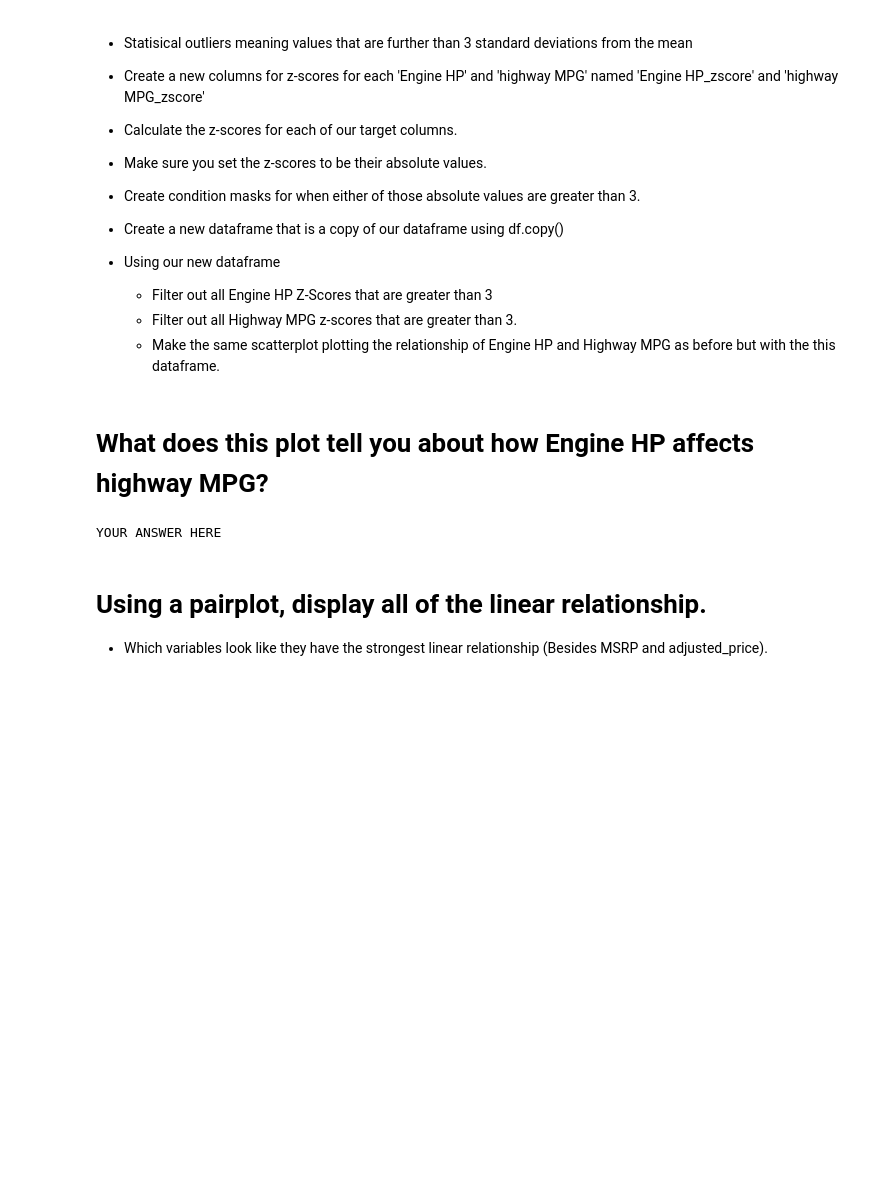
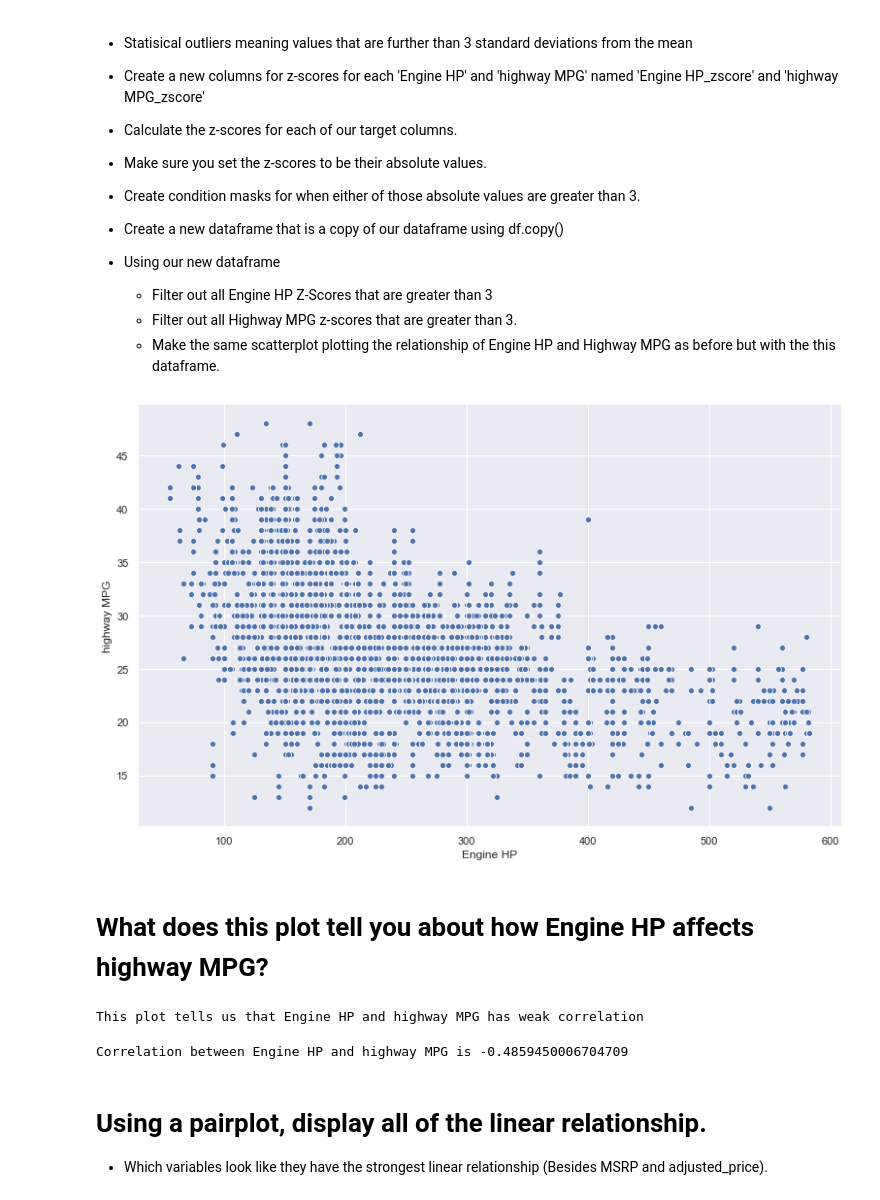
Before and after one commit to xuejin13/2020-fall-data-science, a Jupyter notebook: Week2-EDA/Exercise-EDA.ipynb, the cells around one changed output. Drawn from its saved outputs; the diff is of its cells as text; code cells hidden in the pictures; blank space fills up the shorter version.

```diff
--- a/Week2-EDA/Exercise-EDA.ipynb
+++ b/Week2-EDA/Exercise-EDA.ipynb
@@ -227,10 +236,34 @@ Name: adjusted_price, dtype: int64
+# %%
+# Remove any statisical outliers from Engine HP and highway MPG
+
+columns = ['Engine HP', 'highway MPG']
+zscore_col = []
+for col in columns:
+    new_col_name = col + '_zscore'
+    df[new_col_name] = abs(stats.stats.zscore(df[col]))
+    zscore_col.append(new_col_name)
+
+newdf = df.copy()
+filter1 = newdf['Engine HP_zscore'] < 3
+filter2 = newdf['highway MPG_zscore'] < 3
+newdf = newdf[filter1 & filter2]
+
+plt.figure(figsize=(13,8))
+ax = sns.scatterplot(data=newdf, x='Engine HP', y='highway MPG')
+# %% [output]
+[figure, added]
 # %% [markdown]
 # What does this plot tell you about how Engine HP affects highway MPG?
 # %%
 # What does this plot tell you about how Engine HP affects highway MPG?
-print('YOUR ANSWER HERE')
+print('This plot tells us that Engine HP and highway MPG has weak correlation')
 # %% [output]
-YOUR ANSWER HERE
+This plot tells us that Engine HP and highway MPG has weak correlation
+# %%
+corr = newdf.corr()['Engine HP']['highway MPG']
+print('Correlation between Engine HP and highway MPG is', corr)
+# %% [output]
+Correlation between Engine HP and highway MPG is -0.4859450006704709
 # %% [markdown]
 # Using a pairplot, display all of the linear relationship.
 * Which variables look like they have the strongest linear relationship (Besides MSRP and adjusted_price).
```
Also changed, not shown: parts of 10 cells of this notebook.
